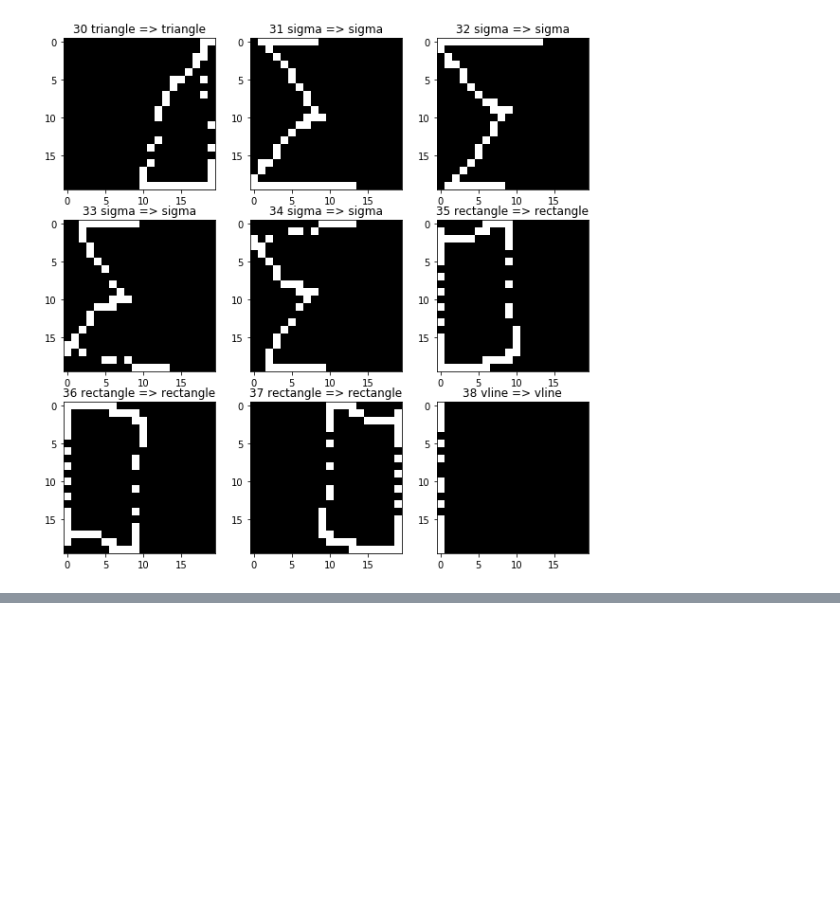
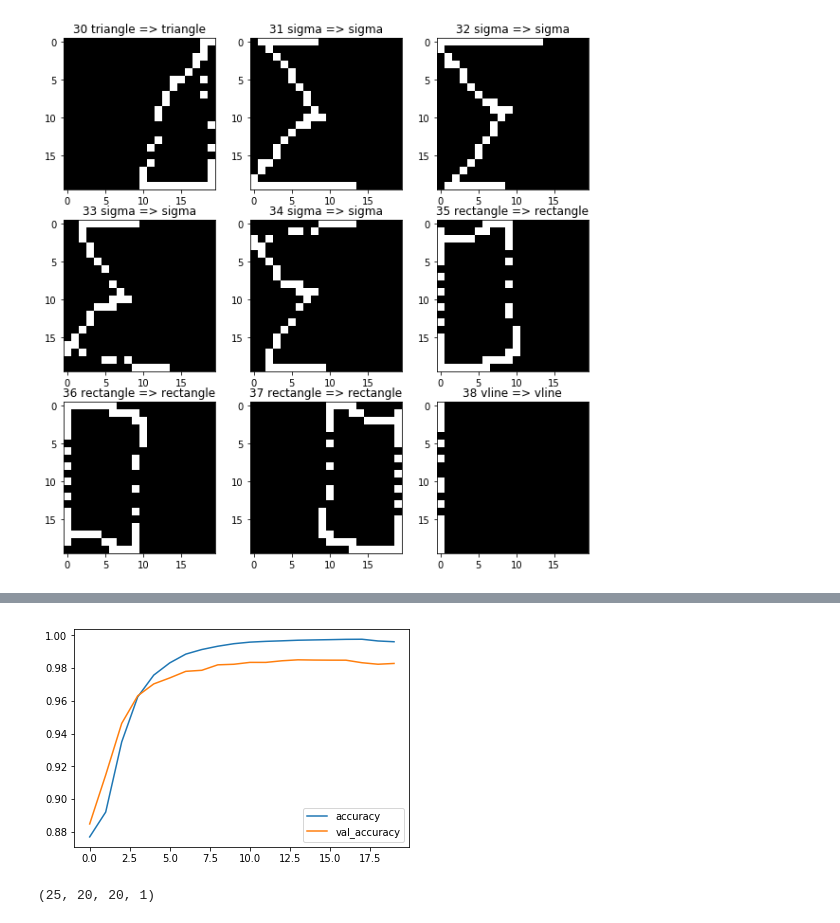
Before and after one commit to gvtech/whiteboard, a Jupyter notebook: train_recognition_model.ipynb, the cells around one changed output, grey strips where cells are left out. Cells and saved outputs as stored; diff of their text form; code cells hidden in the pictures; blank space fills up the shorter version.

```diff
--- a/train_recognition_model.ipynb
+++ b/train_recognition_model.ipynb
@@ -256,0 +485,4 @@ show_plot(indices)
+# %%
+show_history("accuracy")
+# %% [output]
+[figure, added]
@@ -256,0 +491,4 @@ show_plot(indices)
+# %%
+predictions.shape
+# %% [output]
+(25, 20, 20, 1)
```
Also changed, not shown: parts of 23 cells of this notebook, 9 other files.
